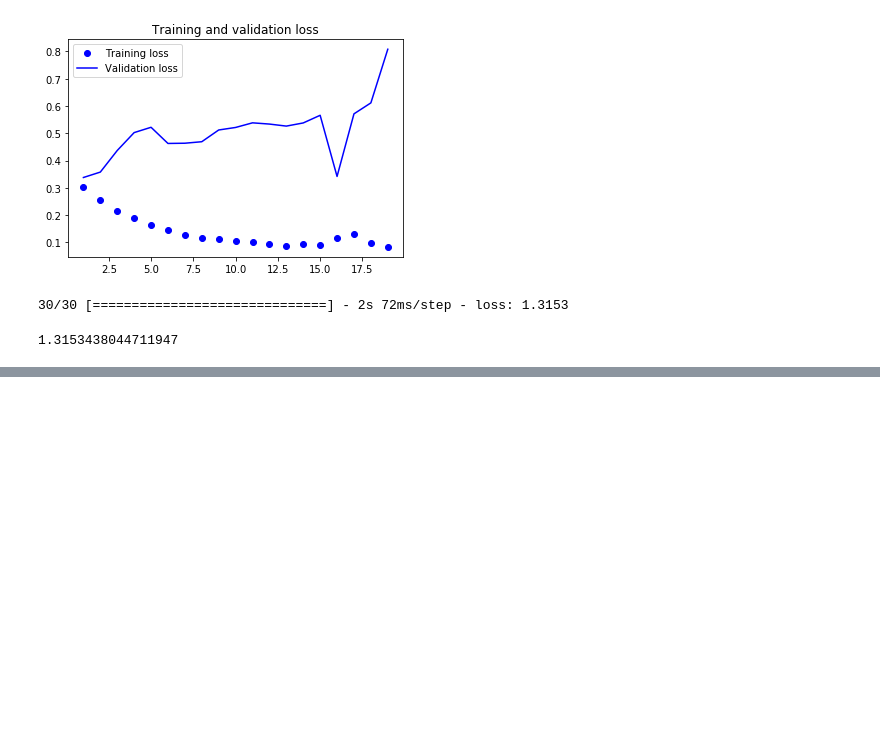
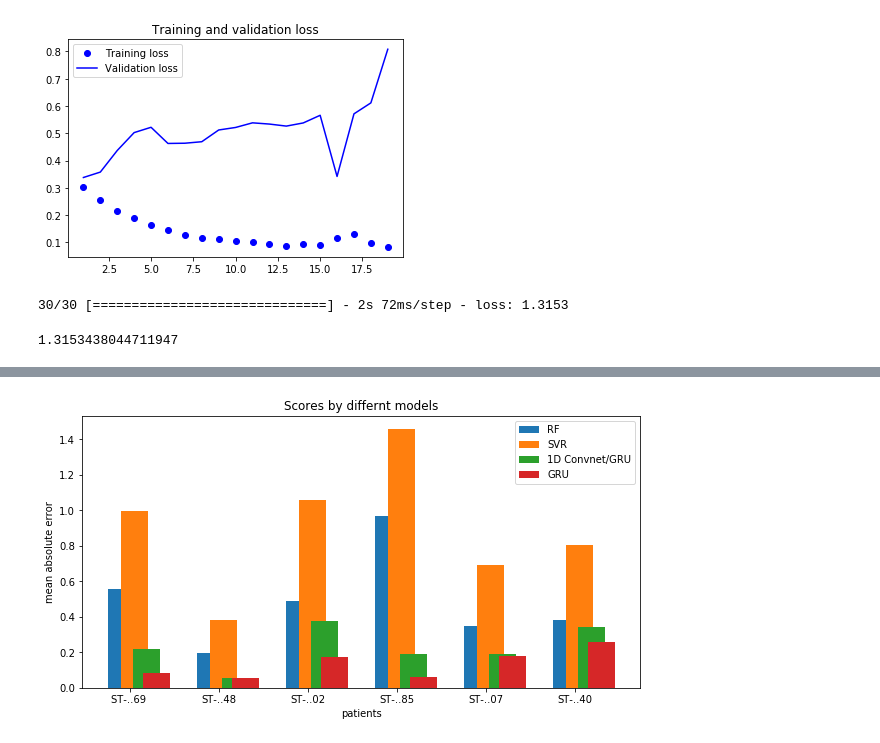
Before and after one commit to elmodeer/b-thesis, a Jupyter notebook: Keras-CNN-269.ipynb, the cells around one changed output, grey strips where cells are left out. Drawn from its saved outputs; the diff is of its cells as text; code cells hidden in the pictures; blank space fills up the shorter version.

```diff
--- a/Keras-CNN-269.ipynb
+++ b/Keras-CNN-269.ipynb
@@ -701,0 +759,38 @@ model_6.evaluate(test_gen_1, steps=30)
+# %%
+import matplotlib
+import matplotlib.pyplot as plt
+import numpy as np
+
+
+labels = ['ST-..69 ', 'ST-..48', 'ST-..02', 'ST-..85', 'ST-..07', 'ST-..40']
+rf = [0.5592, 0.1968, 0.4892, 0.9697, 0.3479, 0.3805]
+svr = [0.9987, 0.3810, 1.0559, 1.4592, 0.6924, 0.8022]
+gru = [0.0852, 0.0528, 0.1709, 0.0609, 0.1781, 0.2563]
+convnet_gru = [0.2180, 0.0570, 0.3772, 0.1921, 0.1921, 0.3404]
+
+x = np.arange(len(labels))  # the label locations
+width = 0.3  # the width of the bars
+
+fig, ax = plt.subplots(figsize=(10, 5))
+rects1 = ax.bar(x - width/3, rf, width, label='RF')
+rects2 = ax.bar(x + width/3 - 0.05, svr, width, label='SVR')
+rects3 = ax.bar(x + (2.9*width/3) - 0.1, convnet_gru, width, label='1D Convnet/GRU')
+rects2 = ax.bar(x + width/3 + 0.2, gru, width, label='GRU')
+
+# fig = plt.figure(f)
+# Add some text for labels, title and custom x-axis tick labels, etc.
+ax.set_ylabel('mean absolute error')
+ax.set_xlabel('patients')
+ax.set_title('Scores by differnt models')
+ax.set_xticks(x)
+ax.set_xticklabels(labels)
+ax.legend()
+
+
+
+
+# fig.tight_layout()
+
+plt.show()
+# %% [output]
+[figure, added]
```
Also changed, not shown: parts of 8 cells of this notebook, 13 other files.
